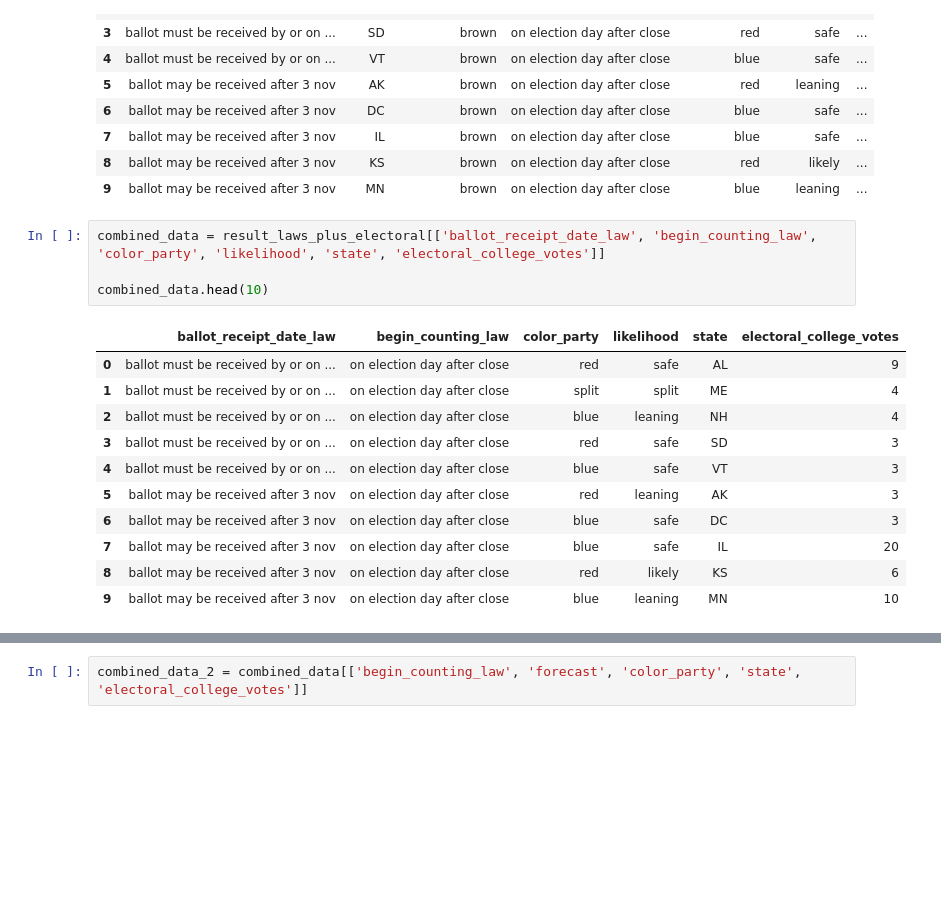
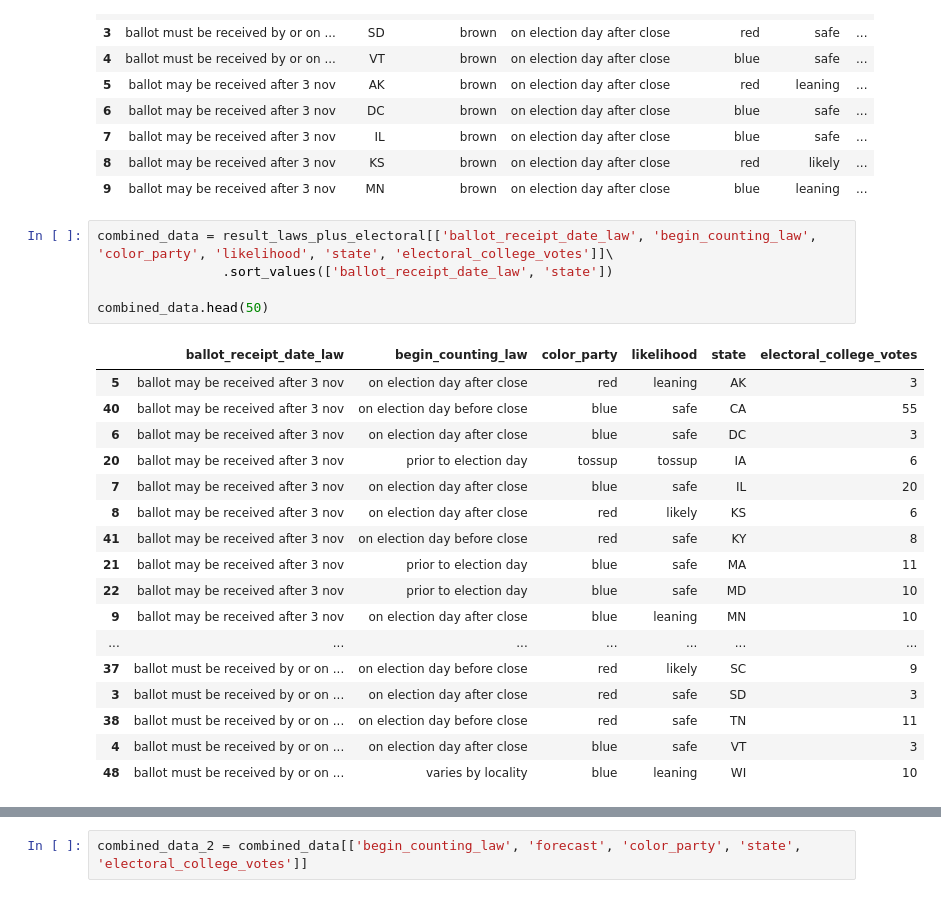
Before and after one commit to surfaceowl/2020election_advance_vote_count, a Jupyter notebook: 2020-US-election-voting-analysis.ipynb, the cells around one changed output, grey strips where cells are left out. Drawn from its saved outputs; the diff is of its cells as text; blank space fills up the shorter version.

```diff
--- a/2020-US-election-voting-analysis.ipynb
+++ b/2020-US-election-voting-analysis.ipynb
@@ -107,19 +123,26 @@ result_laws_plus_electoral.head(10)
 | 8 | ballot may be received after 3 nov | KS | brown | on election day after close | red | likely | ... |
 | 9 | ballot may be received after 3 nov | MN | brown | on election day after close | blue | leaning | ... |
 # %%
-combined_data = result_laws_plus_electoral[['ballot_receipt_date_law', 'begin_counting_law', 'color_party', 'likelihood', 'state', 'electoral_college_votes']]
+combined_data = result_laws_plus_electoral[['ballot_receipt_date_law', 'begin_counting_law', 'color_party', 'likelihood', 'state', 'electoral_college_votes']]\
+                .sort_values(['ballot_receipt_date_law', 'state'])
 
-combined_data.head(10)
+combined_data.head(50)
 # %% [output]
 |  | ballot_receipt_date_law | begin_counting_law | color_party | likelihood | state | electoral_college_votes |
-| 0 | ballot must be received by or on ... | on election day after close | red | safe | AL | 9 |
-| 1 | ballot must be received by or on ... | on election day after close | split | split | ME | 4 |
-| 2 | ballot must be received by or on ... | on election day after close | blue | leaning | NH | 4 |
-| 3 | ballot must be received by or on ... | on election day after close | red | safe | SD | 3 |
-| 4 | ballot must be received by or on ... | on election day after close | blue | safe | VT | 3 |
 | 5 | ballot may be received after 3 nov | on election day after close | red | leaning | AK | 3 |
+| 40 | ballot may be received after 3 nov | on election day before close | blue | safe | CA | 55 |
 | 6 | ballot may be received after 3 nov | on election day after close | blue | safe | DC | 3 |
+| 20 | ballot may be received after 3 nov | prior to election day | tossup | tossup | IA | 6 |
 | 7 | ballot may be received after 3 nov | on election day after close | blue | safe | IL | 20 |
 | 8 | ballot may be received after 3 nov | on election day after close | red | likely | KS | 6 |
+| 41 | ballot may be received after 3 nov | on election day before close | red | safe | KY | 8 |
+| 21 | ballot may be received after 3 nov | prior to election day | blue | safe | MA | 11 |
+| 22 | ballot may be received after 3 nov | prior to election day | blue | safe | MD | 10 |
 | 9 | ballot may be received after 3 nov | on election day after close | blue | leaning | MN | 10 |
+| ... | ... | ... | ... | ... | ... | ... |
+| 37 | ballot must be received by or on ... | on election day before close | red | likely | SC | 9 |
+| 3 | ballot must be received by or on ... | on election day after close | red | safe | SD | 3 |
+| 38 | ballot must be received by or on ... | on election day before close | red | safe | TN | 11 |
+| 4 | ballot must be received by or on ... | on election day after close | blue | safe | VT | 3 |
+| 48 | ballot must be received by or on ... | varies by locality | blue | leaning | WI | 10 |
 # %%
```
Also changed, not shown: parts of 29 cells of this notebook, 7 other files.
